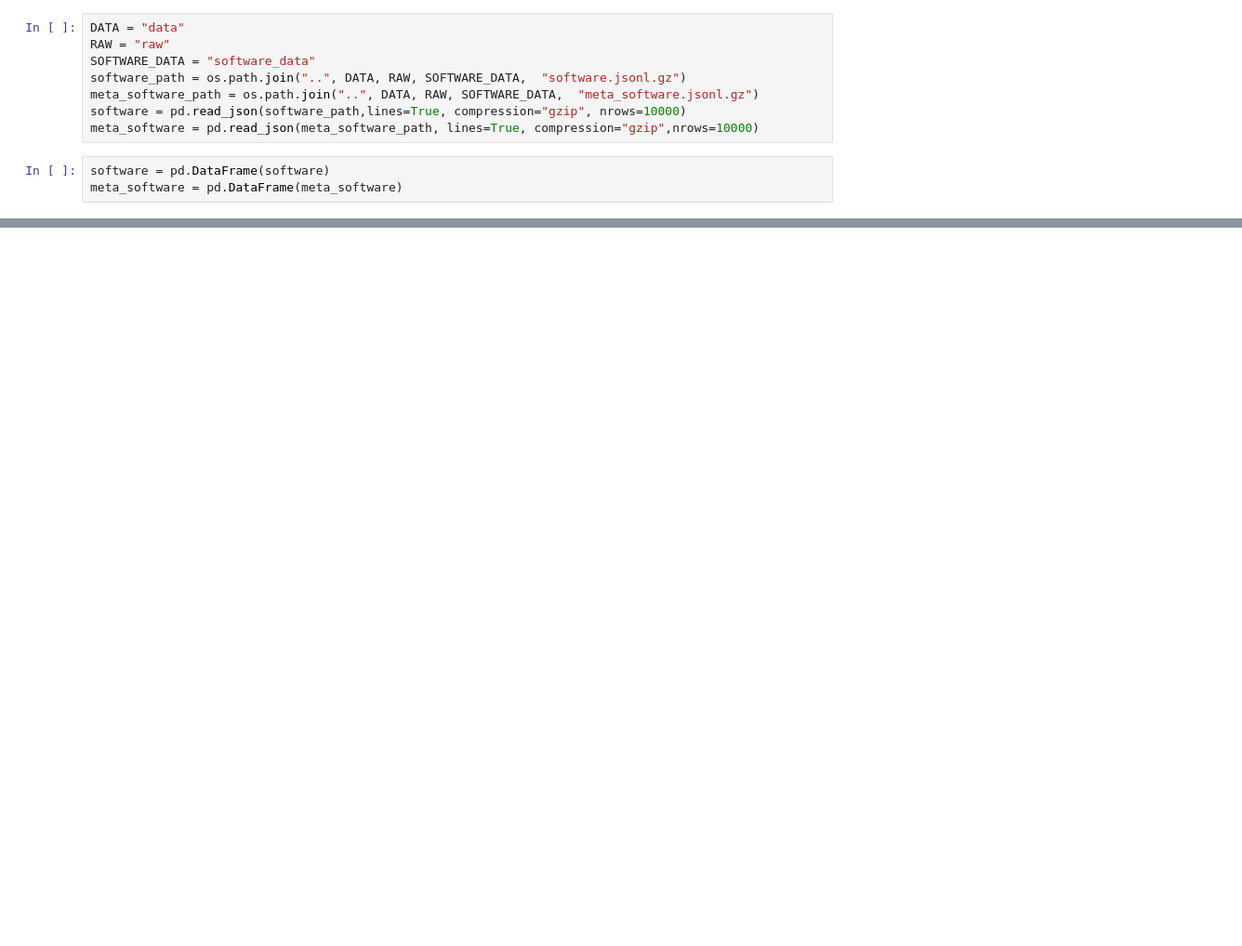
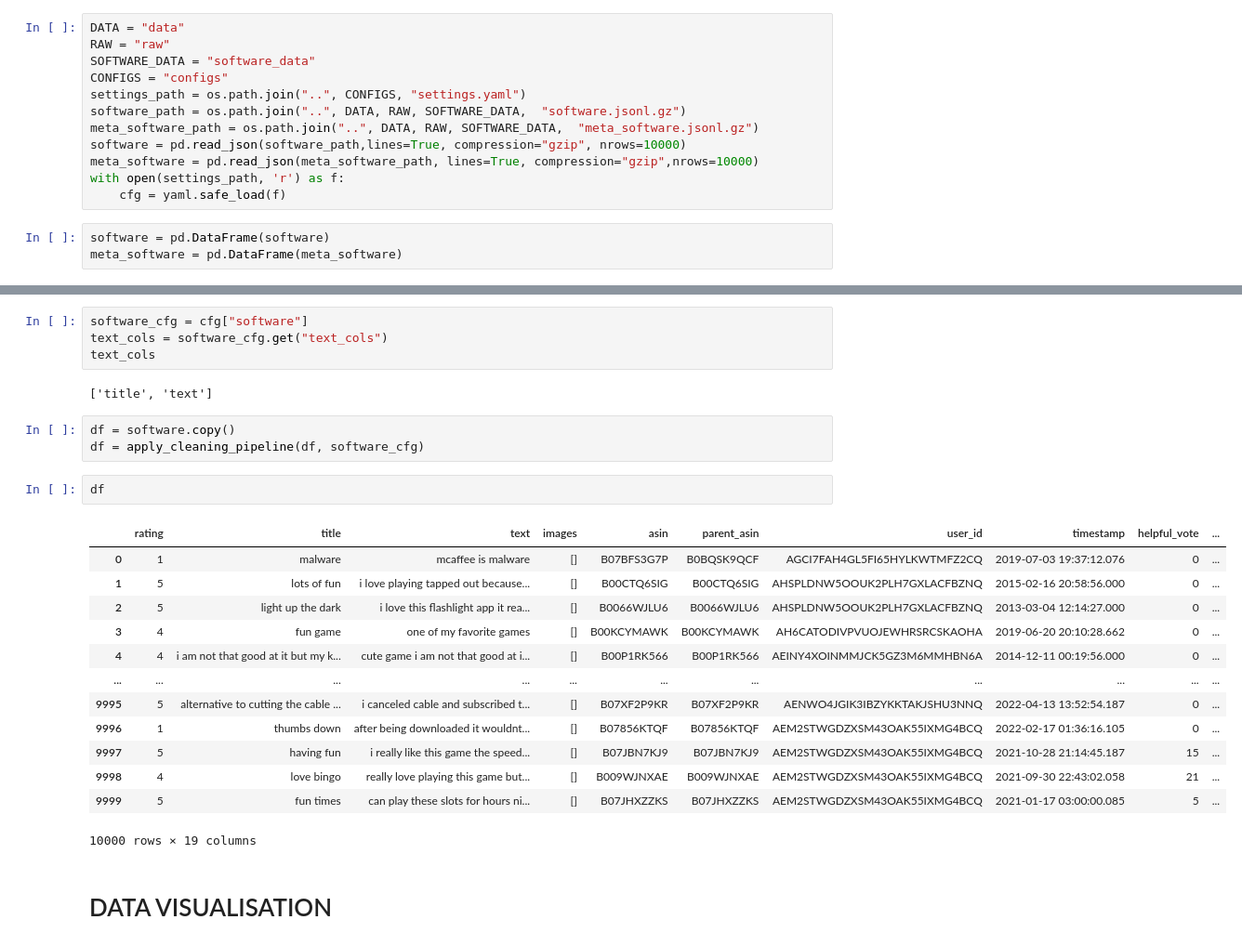
Before and after one commit to duymanh1606/Recommender-System-Using-Amazon-Reviews, a Jupyter notebook: notebook/analyze.ipynb, the cells around one changed output, grey strips where cells are left out. Shown at 93% size. Saved outputs shown, nothing was run; the diff lists cells and outputs as text; blank space fills up the shorter version.

Commit message:
- Create configs, update cleaning

```diff
--- a/notebook/analyze.ipynb
+++ b/notebook/analyze.ipynb
@@ -6,10 +16,14 @@ import os
 DATA = "data"
 RAW = "raw"
 SOFTWARE_DATA = "software_data"
+CONFIGS = "configs"
+settings_path = os.path.join("..", CONFIGS, "settings.yaml")
 software_path = os.path.join("..", DATA, RAW, SOFTWARE_DATA,  "software.jsonl.gz")
 meta_software_path = os.path.join("..", DATA, RAW, SOFTWARE_DATA,  "meta_software.jsonl.gz")
 software = pd.read_json(software_path,lines=True, compression="gzip", nrows=10000)
 meta_software = pd.read_json(meta_software_path, lines=True, compression="gzip",nrows=10000)
+with open(settings_path, 'r') as f:
+    cfg = yaml.safe_load(f)
 # %%
 software = pd.DataFrame(software)
 meta_software = pd.DataFrame(meta_software)
@@ -56,0 +133,27 @@ df.head()
+# %%
+software_cfg = cfg["software"]
+text_cols = software_cfg.get("text_cols")
+text_cols
+# %% [output]
+['title', 'text']
+# %%
+df = software.copy()
+df = apply_cleaning_pipeline(df, software_cfg)
+# %%
+df
+# %% [output]
+|  | rating | title | text | images | asin | parent_asin | user_id | timestamp | helpful_vote | ... |
+| 0 | 1 | malware | mcaffee is malware | [] | B07BFS3G7P | B0BQSK9QCF | AGCI7FAH4GL5FI65HYLKWTMFZ2CQ | 2019-07-03 19:37:12.076 | 0 | ... |
+| 1 | 5 | lots of fun | i love playing tapped out because... | [] | B00CTQ6SIG | B00CTQ6SIG | AHSPLDNW5OOUK2PLH7GXLACFBZNQ | 2015-02-16 20:58:56.000 | 0 | ... |
+| 2 | 5 | light up the dark | i love this flashlight app it rea... | [] | B0066WJLU6 | B0066WJLU6 | AHSPLDNW5OOUK2PLH7GXLACFBZNQ | 2013-03-04 12:14:27.000 | 0 | ... |
+| 3 | 4 | fun game | one of my favorite games | [] | B00KCYMAWK | B00KCYMAWK | AH6CATODIVPVUOJEWHRSRCSKAOHA | 2019-06-20 20:10:28.662 | 0 | ... |
+| 4 | 4 | i am not that good at it but my k... | cute game i am not that good at i... | [] | B00P1RK566 | B00P1RK566 | AEINY4XOINMMJCK5GZ3M6MMHBN6A | 2014-12-11 00:19:56.000 | 0 | ... |
+| ... | ... | ... | ... | ... | ... | ... | ... | ... | ... | ... |
+| 9995 | 5 | alternative to cutting the cable ... | i canceled cable and subscribed t... | [] | B07XF2P9KR | B07XF2P9KR | AENWO4JGIK3IBZYKKTAKJSHU3NNQ | 2022-04-13 13:52:54.187 | 0 | ... |
+| 9996 | 1 | thumbs down | after being downloaded it wouldnt... | [] | B07856KTQF | B07856KTQF | AEM2STWGDZXSM43OAK55IXMG4BCQ | 2022-02-17 01:36:16.105 | 0 | ... |
+| 9997 | 5 | having fun | i really like this game the speed... | [] | B07JBN7KJ9 | B07JBN7KJ9 | AEM2STWGDZXSM43OAK55IXMG4BCQ | 2021-10-28 21:14:45.187 | 15 | ... |
+| 9998 | 4 | love bingo | really love playing this game but... | [] | B009WJNXAE | B009WJNXAE | AEM2STWGDZXSM43OAK55IXMG4BCQ | 2021-09-30 22:43:02.058 | 21 | ... |
+| 9999 | 5 | fun times | can play these slots for hours ni... | [] | B07JHXZZKS | B07JHXZZKS | AEM2STWGDZXSM43OAK55IXMG4BCQ | 2021-01-17 03:00:00.085 | 5 | ... |
+10000 rows × 19 columns
+# %% [markdown]
+# DATA VISUALISATION
```
Also changed, not shown: parts of 12 cells of this notebook, 4 other files.
